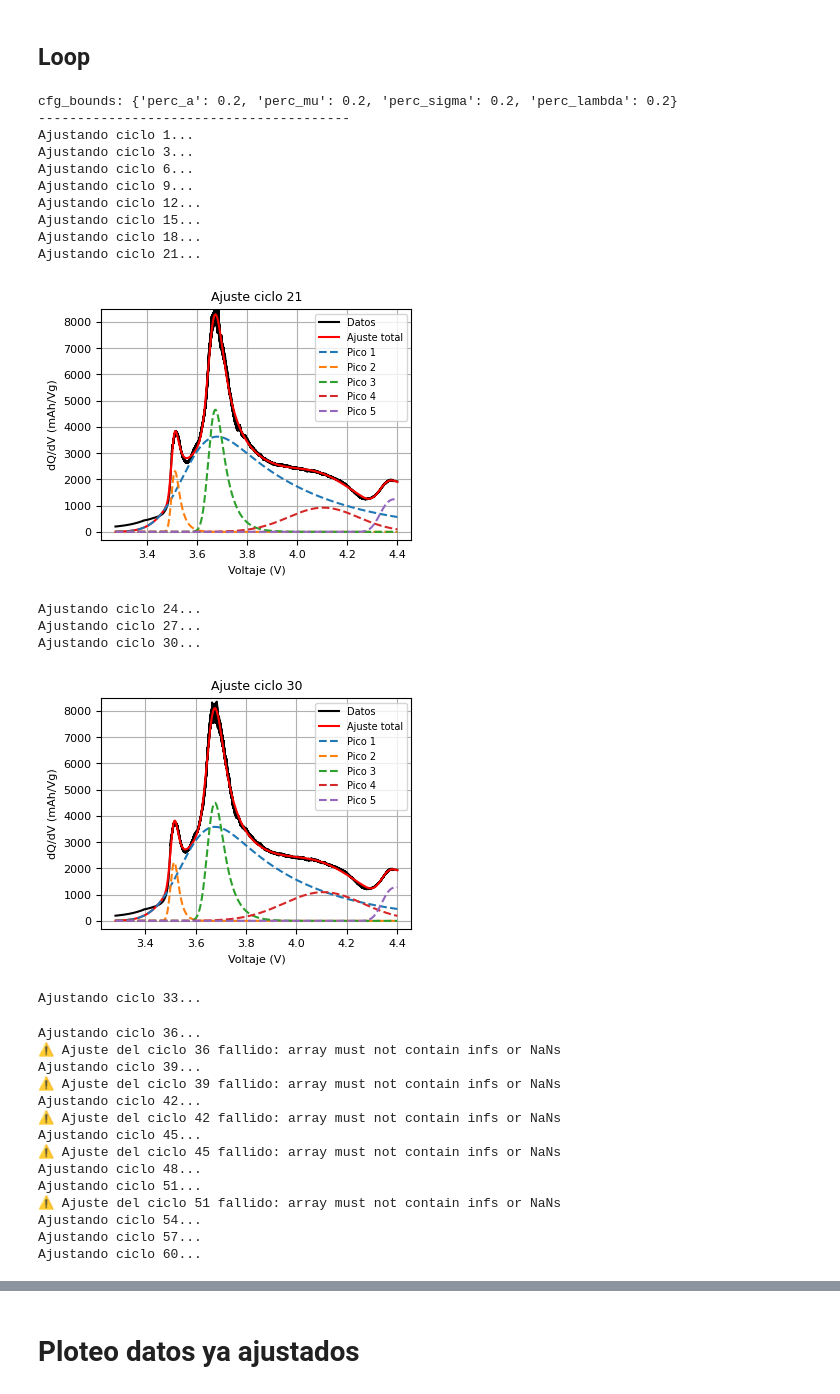
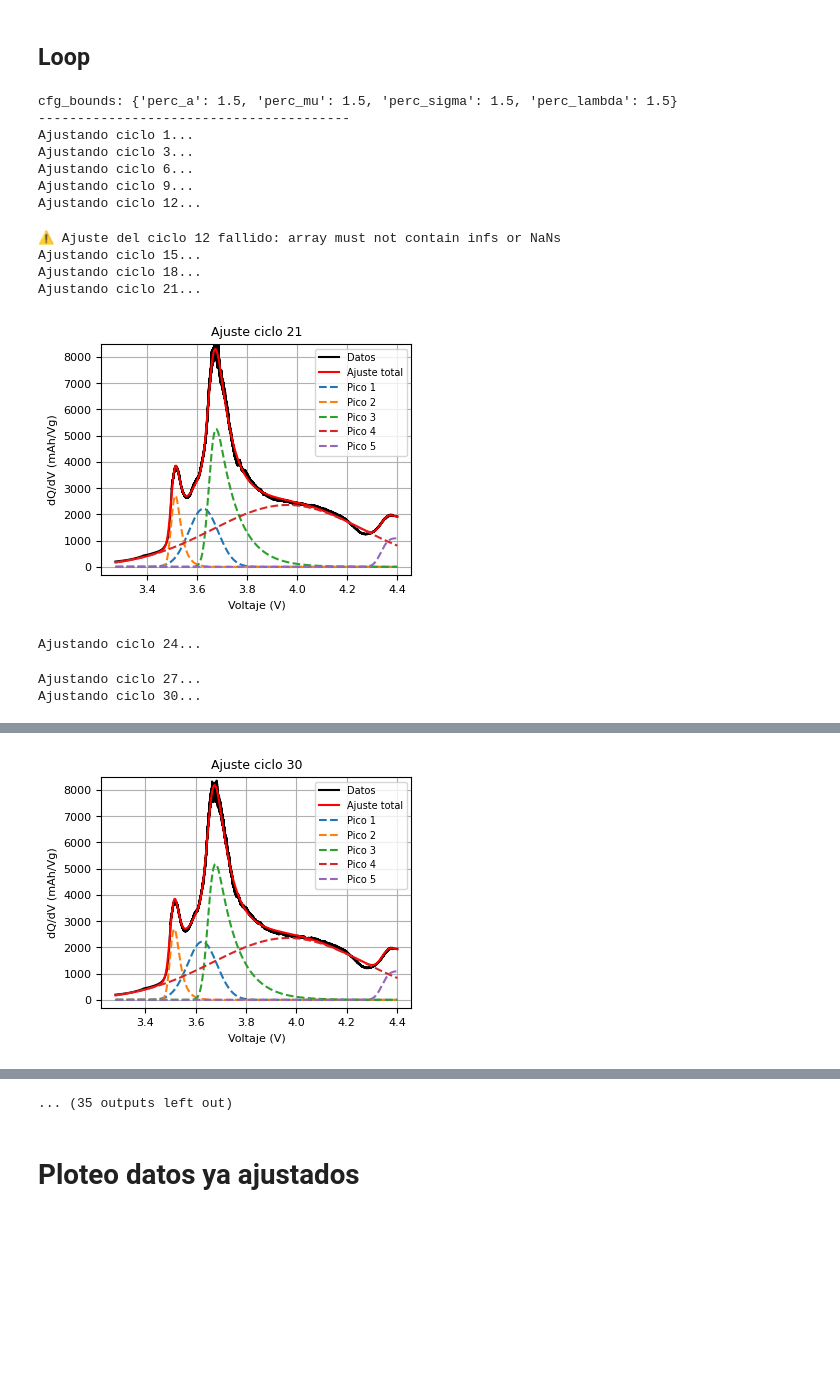
Before and after one commit to majodomenech/proc-icdv, a Jupyter notebook: notebooks/estudio12-dqdv-y-ajustes-45Cparte1-cada3.ipynb, the cells around one changed output, grey strips where cells are left out. Saved outputs shown, nothing was run; the diff lists cells and outputs as text; code cells hidden in the pictures; blank space fills up the shorter version.

Commit message:
mejores ajustes

```diff
--- a/notebooks/estudio12-dqdv-y-ajustes-45Cparte1-cada3.ipynb
+++ b/notebooks/estudio12-dqdv-y-ajustes-45Cparte1-cada3.ipynb
@@ -224,63 +224,48 @@ n_peaks = len(p_ini_peaks)
 
 # Bounds de los parámetros 1er ajuste
 config_bounds_ini = {
-    'perc_a': 0.2,           # porcentaje de variación permitido para la amplitud
-    'perc_mu': 0.2,
-    'perc_sigma': 0.2,
-    'perc_lambda': 0.2,
+    'perc_a': 1.5,           # porcentaje de variación permitido para la amplitud
+    'perc_mu': 1.5,
+    'perc_sigma': 1.5,
+    'perc_lambda': 1.5,
     #'restricciones_mu': {2: (3.5, 4.45), 3: (3.5, 4.45)}      # restricción de rango
 }
 bounds_emg_ini = ft.construir_bounds(p_ini_peaks_flat, n_peaks, config_bounds_ini)
 
 # Bounds de los parámetros demás ajustes
 config_bounds_loop = {
-    'perc_a': 0.9,           # porcentaje de variación permitido para la amplitud
-    'perc_mu': 0.9,
-    'perc_sigma': 0.9,
-    'perc_lambda': 0.9,
+    'perc_a': 1.5,           # porcentaje de variación permitido para la amplitud
+    'perc_mu': 1.5,
+    'perc_sigma': 1.5,
+    'perc_lambda': 1.5,
     #'restricciones_mu': {2: (3.5, 4.45), 3: (3.5, 4.45)}      # restricción de rango
 }
 bounds_emg_loop = ft.construir_bounds(p_ini_peaks_flat, n_peaks, config_bounds_loop)
 # ----------------------------------------------------------------------------------------------
 
 parametros, covs = ft.fitloop_emg(
     diccio_todos,
     ciclos=ciclos_ajustar,
     p_ini_emg=p_ini_peaks_flat,
     bounds_ini_emg=bounds_emg_ini,
     ciclos_grafico=ciclos_graficar,
-    cfg_bounds=config_bounds
+    cfg_bounds=config_bounds_loop
 )
 
 df_parametros = ft.guardar_parametros_emg(parametros, ciclos_sel_todos, nombre_ajuste)
 # %% [output]
-cfg_bounds: {'perc_a': 0.2, 'perc_mu': 0.2, 'perc_sigma': 0.2, 'perc_lambda': 0.2}
+cfg_bounds: {'perc_a': 1.5, 'perc_mu': 1.5, 'perc_sigma': 1.5, 'perc_lambda': 1.5}
 ----------------------------------------
 Ajustando ciclo 1...
 Ajustando ciclo 3...
 Ajustando ciclo 6...
 Ajustando ciclo 9...
 Ajustando ciclo 12...
-Ajustando ciclo 15...
-Ajustando ciclo 18...
-Ajustando ciclo 21...
+⚠️ Ajuste del ciclo 12 fallido: array must not contain infs or NaNs
+Ajustando ciclo 15...
+Ajustando ciclo 18...
+Ajustando ciclo 21...
-[figure, old version]
+[figure, new version]
-Ajustando ciclo 24...
-Ajustando ciclo 27...
-Ajustando ciclo 30...
-[figure, old version]
-Ajustando ciclo 33...
+Ajustando ciclo 24...
-Ajustando ciclo 36...
-⚠️ Ajuste del ciclo 36 fallido: array must not contain infs or NaNs
-Ajustando ciclo 39...
-⚠️ Ajuste del ciclo 39 fallido: array must not contain infs or NaNs
-Ajustando ciclo 42...
-⚠️ Ajuste del ciclo 42 fallido: array must not contain infs or NaNs
-Ajustando ciclo 45...
-⚠️ Ajuste del ciclo 45 fallido: array must not contain infs or NaNs
-Ajustando ciclo 48...
-Ajustando ciclo 51...
-⚠️ Ajuste del ciclo 51 fallido: array must not contain infs or NaNs
-Ajustando ciclo 54...
-Ajustando ciclo 57...
-Ajustando ciclo 60...
+Ajustando ciclo 27...
+Ajustando ciclo 30...
@@ -287,0 +272 @@ Ajustando ciclo 60...
+[figure, new version]
@@ -307,3 +304,4 @@ Ajustando ciclo 102...
+... (35 outputs left out)
 # %% [markdown]
 # Ploteo datos ya ajustados
 # %%
```
Also changed, not shown: parts of 2 cells of this notebook, 1 other file.
